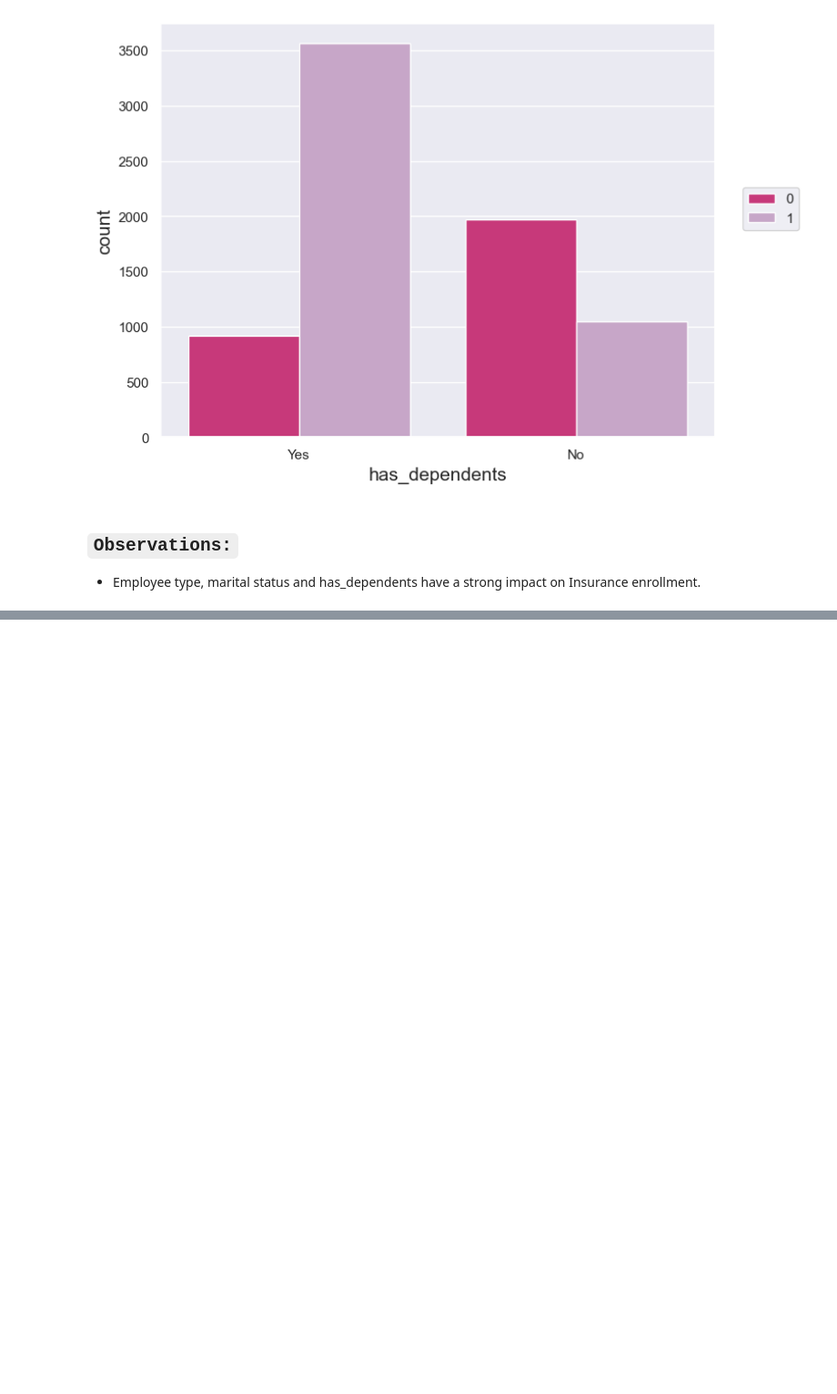
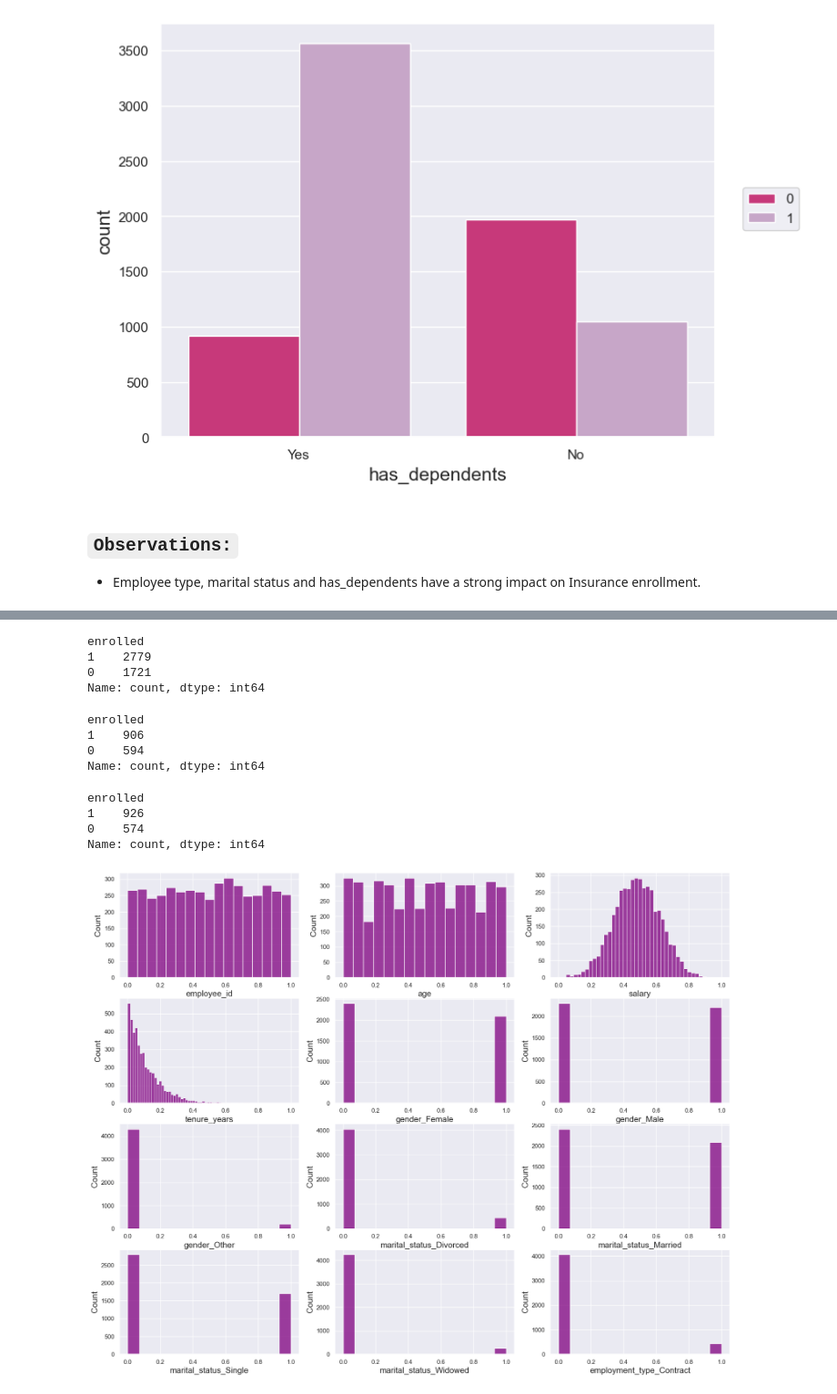
Before and after one commit to tharani001/Insurance-enrollment-prediction, a Jupyter notebook: notebooks/inference.ipynb, the cells around one changed output, grey strips where cells are left out. Shown at 91% size. Saved outputs shown, nothing was run; the diff lists cells and outputs as text; code cells hidden in the pictures; blank space fills up the shorter version.

```diff
--- a/notebooks/inference.ipynb
+++ b/notebooks/inference.ipynb
@@ -406,0 +427,3 @@ for col in categorical_cols:
+# %%
+train_val_df, test_df = train_test_split(train_df, test_size=0.2, random_state=42)
+train_df, val_df = train_test_split(train_val_df, test_size=0.25, random_state=42)
@@ -406,0 +480,5 @@ for col in categorical_cols:
+# %%
+# One-hot encode categorical features
+encoder = OneHotEncoder(handle_unknown='ignore', sparse_output=False).fit(train_df[categorical_cols])
+encoded_cols = list(encoder.get_feature_names_out(categorical_cols))
+encoded_cols
@@ -406,0 +548,7 @@ for col in categorical_cols:
+# %%
+# Load processed data from disk
+train_inputs = pd.read_parquet('../data/train_inputs.parquet')
+val_inputs = pd.read_parquet('../data/val_inputs.parquet')
+test_inputs = pd.read_parquet('../data/test_inputs.parquet')
+train_targets = pd.read_parquet('../data/train_targets.parquet')[target_col]
+val_targets = pd.read_parquet('../data/val_targets.parquet')[target_col]
@@ -406,0 +585,48 @@ for col in categorical_cols:
+# %%
+# Select the columns to be used for training/prediction
+
+# training dataset
+X_train = train_inputs[numeric_cols + encoded_cols]
+y_train = train_df["enrolled"]
+
+# validation dataset
+X_val = val_inputs[numeric_cols + encoded_cols]
+y_val=  val_df["enrolled"]
+
+# test dataset
+X_test = test_inputs[numeric_cols + encoded_cols]
+y_test= test_df["enrolled"]
+# %%
+y_train.value_counts()
+# %% [output]
+enrolled
+1    2779
+0    1721
+Name: count, dtype: int64
+# %%
+y_val.value_counts()
+# %% [output]
+enrolled
+1    906
+0    594
+Name: count, dtype: int64
+# %%
+y_test.value_counts()
+# %% [output]
+enrolled
+1    926
+0    574
+Name: count, dtype: int64
+# %%
+### Distribution after transformation
+
+columnList = list(X_train.columns)
+columnList
+
+fig = plt.figure(figsize=[20,20])
+for col,i in zip(columnList,range(1,13)):
+    axes = fig.add_subplot(5,3,i)
+    sns.histplot(X_train[col],ax=axes, kde_kws={'bw':1.5}, color='purple')
+plt.show();
+# %% [output]
+[figure, added]
```
Also changed, not shown: parts of 21 cells of this notebook, 5 other files.
